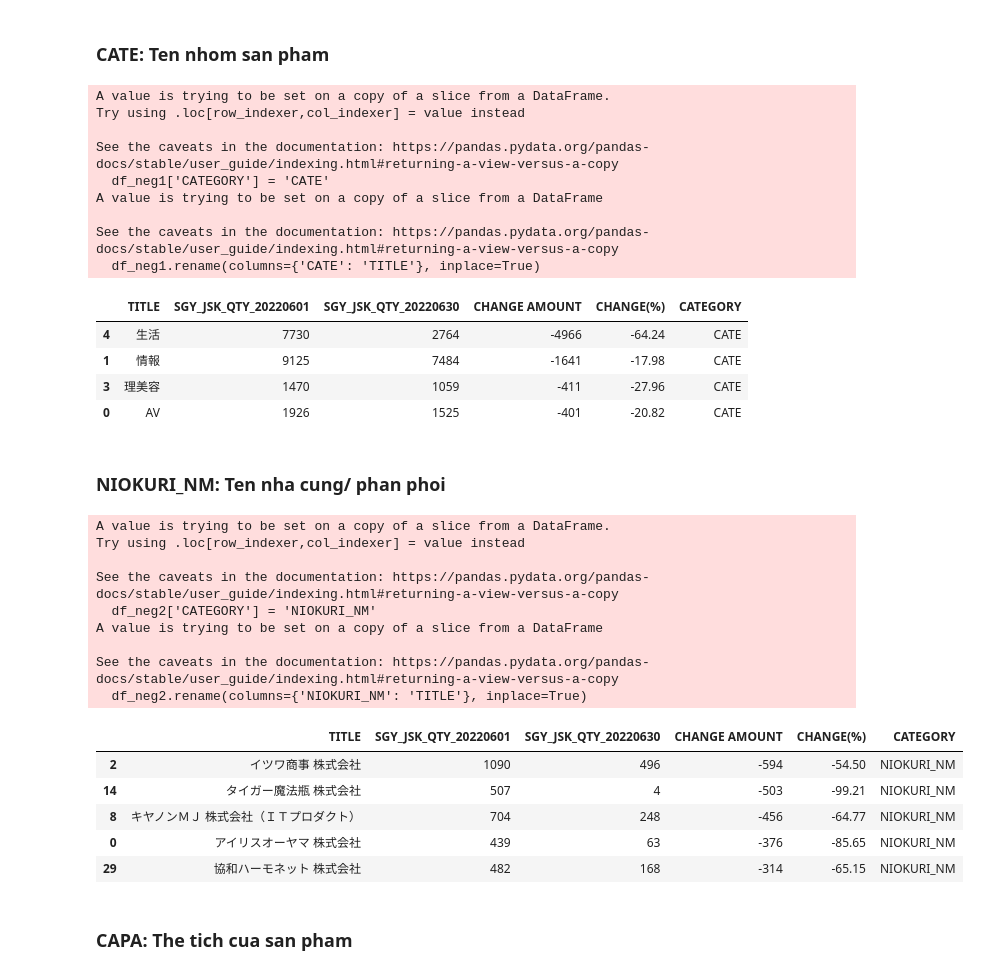
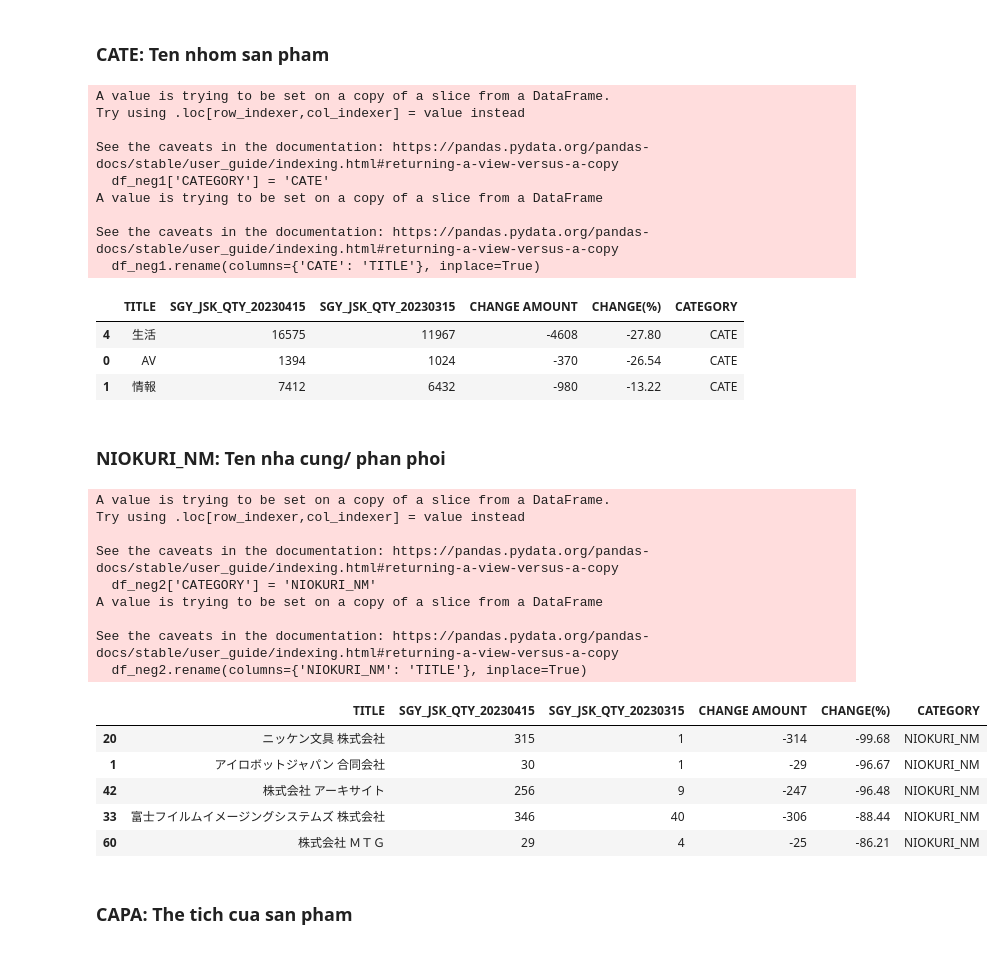
Before and after one commit to NGOHang98/Usee, a Jupyter notebook: Usee.ipynb, the cells around one changed output. Cells and saved outputs as stored; diff of their text form; code cells hidden in the pictures.

```diff
--- a/Usee.ipynb
+++ b/Usee.ipynb
@@ -255,12 +255,12 @@ SGY_TM: Thoi diem hang den khi cua do vi ban le, dai ly
 # %% [markdown]
 ### Single date
 # %%
-df_1 = data.query('SAGYO_UNYO_DATE=={}'.format('20220615'))
+df_1 = data.query('SAGYO_UNYO_DATE=={}'.format('20230315'))
 # %% [markdown]
 #### Compare the input date with other specific date
 # %%
 #Creat a time frame
-df_2 = data.query('SAGYO_UNYO_DATE=={}'.format('20220630'))
+df_2 = data.query('SAGYO_UNYO_DATE=={}'.format('20230415'))
 # %% [markdown]
 #### Compare the input date with the previous
 1. vs prev day
@@ -377,13 +377,13 @@ FEAT = ['CATE']
 total2 = df_2.groupby(FEAT, as_index=False)['SGY_JSK_QTY'].sum()
 total1 = df_1.groupby(FEAT, as_index=False)['SGY_JSK_QTY'].sum()
 df = pd.merge(total1, total2, on=FEAT)
-df.columns = FEAT + ['{}_{}'.format('SGY_JSK_QTY', '20220601')] + ['{}_{}'.format('SGY_JSK_QTY', '20220630')]
-df['CHANGE AMOUNT'] = df['SGY_JSK_QTY_20220630'] - df['SGY_JSK_QTY_20220601']
-df['CHANGE(%)'] = (df['CHANGE AMOUNT'] / df['SGY_JSK_QTY_20220601']) * 100
+df.columns = FEAT + ['{}_{}'.format('SGY_JSK_QTY', '20230415')] + ['{}_{}'.format('SGY_JSK_QTY', '20230315')]
+df['CHANGE AMOUNT'] = df['SGY_JSK_QTY_20230315'] - df['SGY_JSK_QTY_20230415']
+df['CHANGE(%)'] = (df['CHANGE AMOUNT'] / df['SGY_JSK_QTY_20230415']) * 100
 df['CHANGE(%)'] = df['CHANGE(%)'].round(2)
-df = df.sort_values('CHANGE AMOUNT')
+df = df.sort_values('CHANGE(%)')
 df1 = df.reset_index()
-df_neg1 = df.query('`CHANGE AMOUNT` < 0')
+df_neg1 = df.query('`CHANGE(%)` < 0')
 df_neg1['CATEGORY'] = 'CATE'
 df_neg1.rename(columns={'CATE': 'TITLE'}, inplace=True)
 df_neg1.head(5)
@@ -397,44 +397,43 @@ A value is trying to be set on a copy of a slice from a DataFrame
 
 See the caveats in the documentation: https://pandas.pydata.org/pandas-docs/stable/user_guide/indexing.html#returning-a-view-versus-a-copy
   df_neg1.rename(columns={'CATE': 'TITLE'}, inplace=True)
-|  | TITLE | SGY_JSK_QTY_20220601 | SGY_JSK_QTY_20220630 | CHANGE AMOUNT | CHANGE(%) | CATEGORY |
-| 4 | 生活 | 7730 | 2764 | -4966 | -64.24 | CATE |
-| 1 | 情報 | 9125 | 7484 | -1641 | -17.98 | CATE |
-| 3 | 理美容 | 1470 | 1059 | -411 | -27.96 | CATE |
-| 0 | AV | 1926 | 1525 | -401 | -20.82 | CATE |
+|  | TITLE | SGY_JSK_QTY_20230415 | SGY_JSK_QTY_20230315 | CHANGE AMOUNT | CHANGE(%) | CATEGORY |
+| 4 | 生活 | 16575 | 11967 | -4608 | -27.80 | CATE |
+| 0 | AV | 1394 | 1024 | -370 | -26.54 | CATE |
+| 1 | 情報 | 7412 | 6432 | -980 | -13.22 | CATE |
 # %% [markdown]
 ### NIOKURI_NM: Ten nha cung/ phan phoi
 # %%
 FEAT = ['NIOKURI_NM']
 total2 = df_2.groupby(FEAT, as_index=False)['SGY_JSK_QTY'].sum()
 total1 = df_1.groupby(FEAT, as_index=False)['SGY_JSK_QTY'].sum()
 df = pd.merge(total1, total2, on=FEAT)
-df.columns = FEAT + ['{}_{}'.format('SGY_JSK_QTY', '20220601')] + ['{}_{}'.format('SGY_JSK_QTY', '20220630')]
-df['CHANGE AMOUNT'] = df['SGY_JSK_QTY_20220630'] - df['SGY_JSK_QTY_20220601']
-df['CHANGE(%)'] = (df['CHANGE AMOUNT'] / df['SGY_JSK_QTY_20220601']) * 100
+df.columns = FEAT + ['{}_{}'.format('SGY_JSK_QTY', '20230415')] + ['{}_{}'.format('SGY_JSK_QTY', '20230315')]
+df['CHANGE AMOUNT'] = df['SGY_JSK_QTY_20230315'] - df['SGY_JSK_QTY_20230415']
+df['CHANGE(%)'] = (df['CHANGE AMOUNT'] / df['SGY_JSK_QTY_20230415']) * 100
 df['CHANGE(%)'] = df['CHANGE(%)'].round(2)
-df = df.sort_values('CHANGE AMOUNT')
+df = df.sort_values('CHANGE(%)')
 df2 = df.reset_index()
-df_neg2 = df.query('`CHANGE AMOUNT` < 0')
+df_neg2 = df.query('`CHANGE(%)` < 0')
 df_neg2['CATEGORY'] = 'NIOKURI_NM'
 df_neg2.rename(columns={'NIOKURI_NM': 'TITLE'}, inplace=True)
 df_neg2.head(5)
 # %% [output]
 A value is trying to be set on a copy of a slice from a DataFrame.
 Try using .loc[row_indexer,col_indexer] = value instead
 
 See the caveats in the documentation: https://pandas.pydata.org/pandas-docs/stable/user_guide/indexing.html#returning-a-view-versus-a-copy
   df_neg2['CATEGORY'] = 'NIOKURI_NM'
 A value is trying to be set on a copy of a slice from a DataFrame
 
 See the caveats in the documentation: https://pandas.pydata.org/pandas-docs/stable/user_guide/indexing.html#returning-a-view-versus-a-copy
   df_neg2.rename(columns={'NIOKURI_NM': 'TITLE'}, inplace=True)
-|  | TITLE | SGY_JSK_QTY_20220601 | SGY_JSK_QTY_20220630 | CHANGE AMOUNT | CHANGE(%) | CATEGORY |
-| 2 | イツワ商事 株式会社 | 1090 | 496 | -594 | -54.50 | NIOKURI_NM |
-| 14 | タイガー魔法瓶 株式会社 | 507 | 4 | -503 | -99.21 | NIOKURI_NM |
-| 8 | キヤノンＭＪ 株式会社（ＩＴプロダクト） | 704 | 248 | -456 | -64.77 | NIOKURI_NM |
-| 0 | アイリスオーヤマ 株式会社 | 439 | 63 | -376 | -85.65 | NIOKURI_NM |
-| 29 | 協和ハーモネット 株式会社 | 482 | 168 | -314 | -65.15 | NIOKURI_NM |
+|  | TITLE | SGY_JSK_QTY_20230415 | SGY_JSK_QTY_20230315 | CHANGE AMOUNT | CHANGE(%) | CATEGORY |
+| 20 | ニッケン文具 株式会社 | 315 | 1 | -314 | -99.68 | NIOKURI_NM |
+| 1 | アイロボットジャパン 合同会社 | 30 | 1 | -29 | -96.67 | NIOKURI_NM |
+| 42 | 株式会社 アーキサイト | 256 | 9 | -247 | -96.48 | NIOKURI_NM |
+| 33 | 富士フイルムイメージングシステムズ 株式会社 | 346 | 40 | -306 | -88.44 | NIOKURI_NM |
+| 60 | 株式会社 ＭＴＧ | 29 | 4 | -25 | -86.21 | NIOKURI_NM |
 # %% [markdown]
 ### CAPA: The tich cua san pham
 # %%
```
Also changed, not shown: parts of 6 cells of this notebook.
